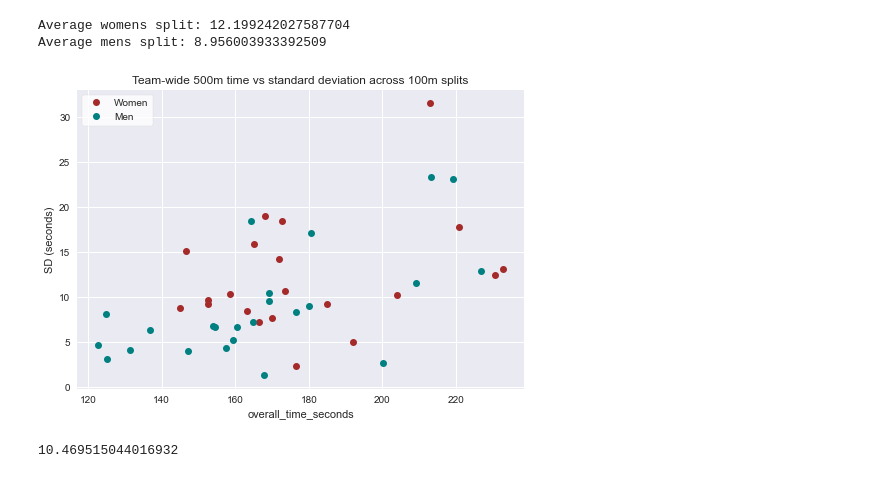
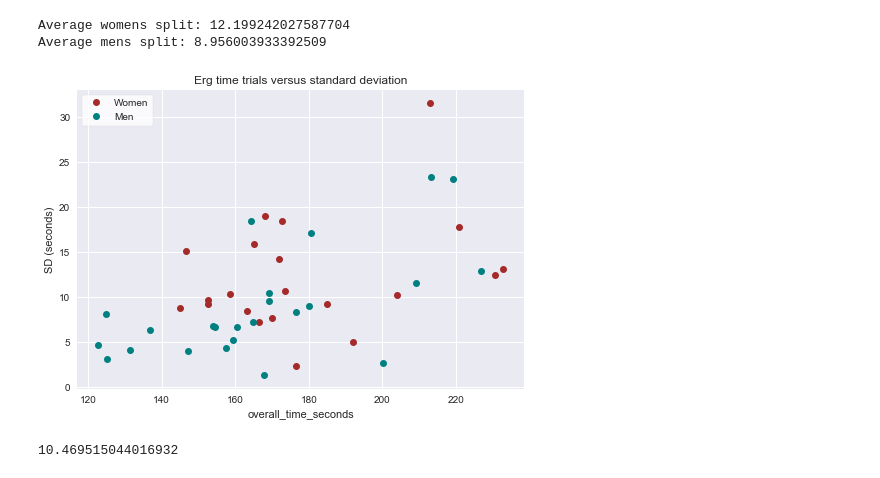
Before and after one commit to tinypersimmon/caldb, a Jupyter notebook: f21_metric1.ipynb, the cells around one changed output. Cells and saved outputs as stored; diff of their text form; code cells hidden in the pictures.

Commit message:
211018 graph adjustments

```diff
--- a/f21_metric1.ipynb
+++ b/f21_metric1.ipynb
@@ -120,23 +120,24 @@ Average womens split: 12.199242027587704
 Average mens split: 8.956003933392509
 # %%
 df.plot(kind='scatter',x='overall_time_seconds',y='SD (seconds)',
-        xlabel='Overall time (seconds)', ylabel='SD (seconds)',
+        xlabel='500m time (seconds)', ylabel='SD (seconds)',
         title='Team-wide 500m time vs standard deviation across 100m splits')
 
 groups = df.groupby("Gender")
 colors = {'Men':'teal', 'Women':'brown'}
 i = 0
 for name, group in groups:
     name = 'Men'
     if i==0:
         name = 'Women'
     i+=1
     plt.plot(group['overall_time_seconds'], group["SD (seconds)"], color=colors[name], marker="o", linestyle="", label=name)
 
+plt.title('Erg time trials versus standard deviation')
 plt.legend(loc='upper left', frameon=True, facecolor='white')
 plt.show()
 # %% [output]
-[figure, old version]
+[figure, new version]
 # %%
 all_mean_SD = np.mean(df['SD (seconds)'])
 all_mean_SD
```
Also changed, not shown: parts of 1 cell of this notebook.
